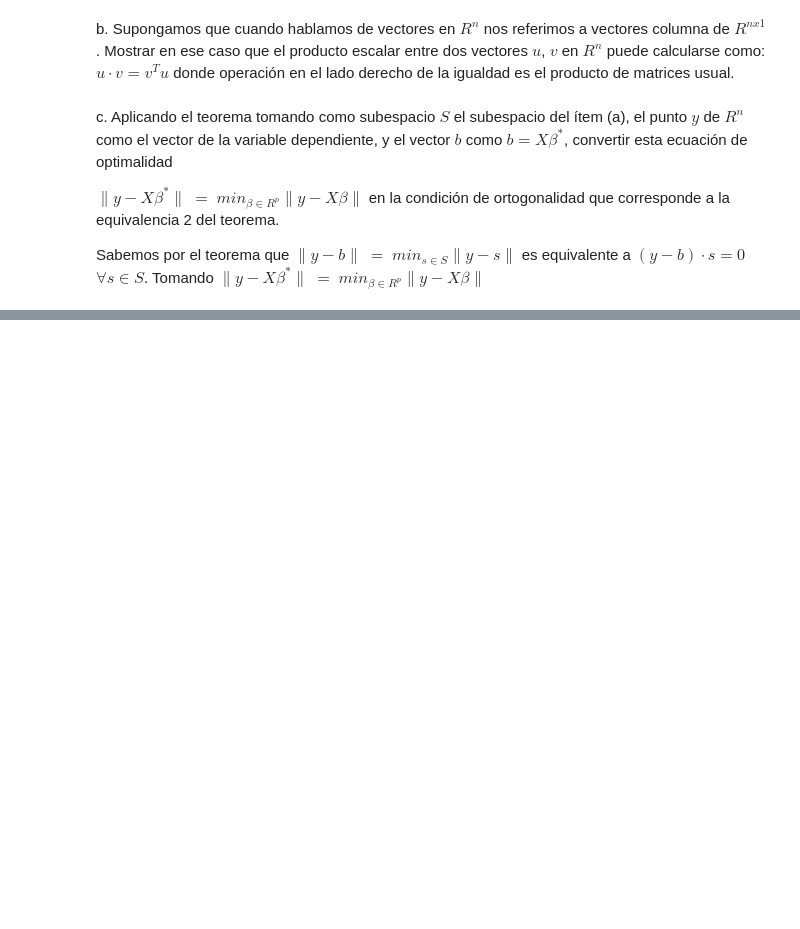
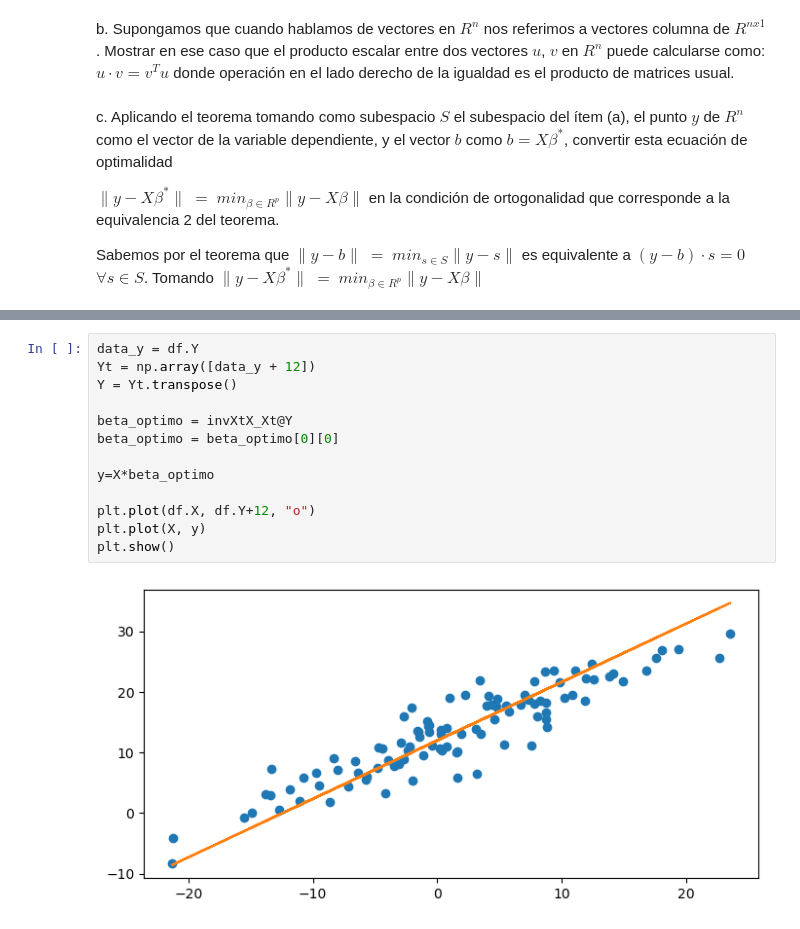
Before and after one commit to piilii/metodos, a Jupyter notebook: tp1metodos.ipynb, the cells around one changed output, grey strips where cells are left out. Cells and saved outputs as stored; diff of their text form; blank space fills up the shorter version.

```diff
--- a/tp1metodos.ipynb
+++ b/tp1metodos.ipynb
@@ -20,0 +64,15 @@ Tomando $∥y − X\beta^\ast∥$ $=$ $min_{\beta\in R^p}∥y − X\beta∥$
+# %%
+data_y = df.Y
+Yt = np.array([data_y + 12])
+Y = Yt.transpose()
+
+beta_optimo = invXtX_Xt@Y
+beta_optimo = beta_optimo[0][0]
+
+y=X*beta_optimo
+
+plt.plot(df.X, df.Y+12, "o")
+plt.plot(X, y)
+plt.show()
+# %% [output]
+[figure, added]
```
Also changed, not shown: parts of 4 cells of this notebook, 1 other file.
